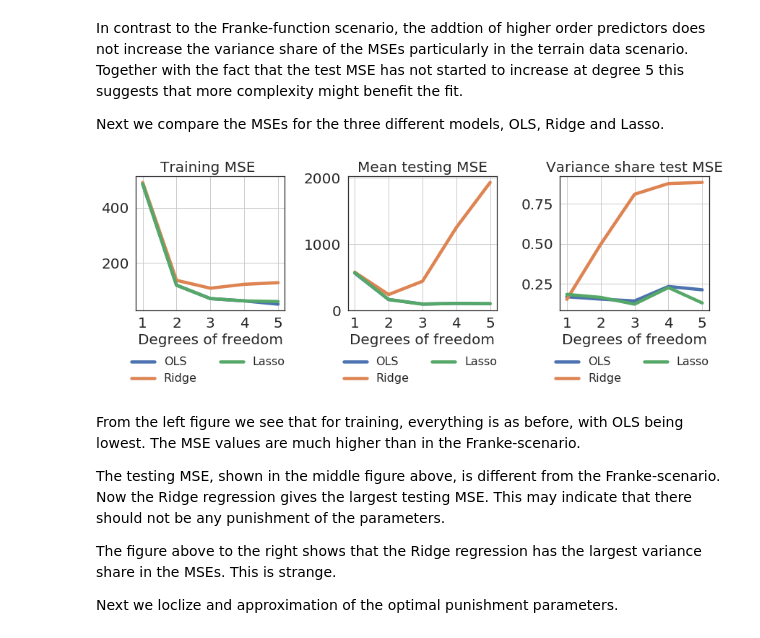
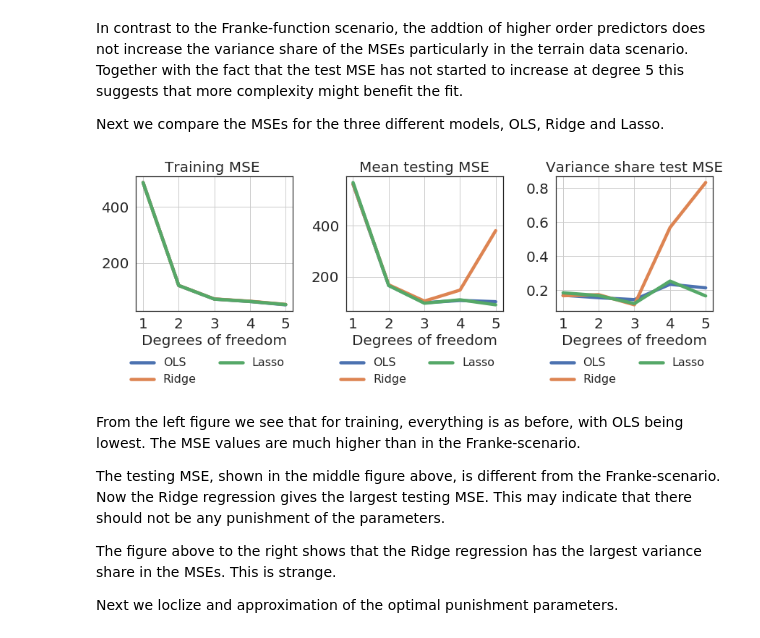
Before and after one commit to kaaja/ADAML, a Jupyter notebook: m1/m1Class.ipynb, the cells around one changed output. Saved outputs shown, nothing was run; the diff lists cells and outputs as text; code cells hidden in the pictures.

```diff
--- a/m1/m1Class.ipynb
+++ b/m1/m1Class.ipynb
@@ -11,5 +11,6 @@ from classesRegression import *
 # %% [markdown]
 Now we create some data using the Franke-function and take a look at the function shape.
 # %%
-xPlot, yPlot, zPlot = createFrankeData(plot=True)
+observations = 30
+xPlot, yPlot, zPlot = createFrankeData(plot=True, observations=observations)
 # %% [output]
@@ -237,10 +371,13 @@ In contrast to the Franke-function scenario, the addtion of higher order predict
 Next we compare the MSEs for the three different models, OLS, Ridge and Lasso.
 # %%
 maxIterations=100000
-tst1.mseAllModels(maxIterations=maxIterations)
+ridgeLambda = 0.1
+lassoLambda = .01
+tst1.mseAllModels(maxIterations=maxIterations, ridgeLambda = ridgeLambda, \
+                  lassoLambda = lassoLambda)
 tst1.mseAllModelsPlot()
 # %% [output]
-[figure, old version]
+[figure, new version]
 # %% [markdown]
 From the left figure we see that for training, everything is as before, with OLS being lowest. The MSE values are much higher than in the Franke-scenario. <br>
 
```
Also changed, not shown: parts of 27 cells of this notebook, 1 other file.
